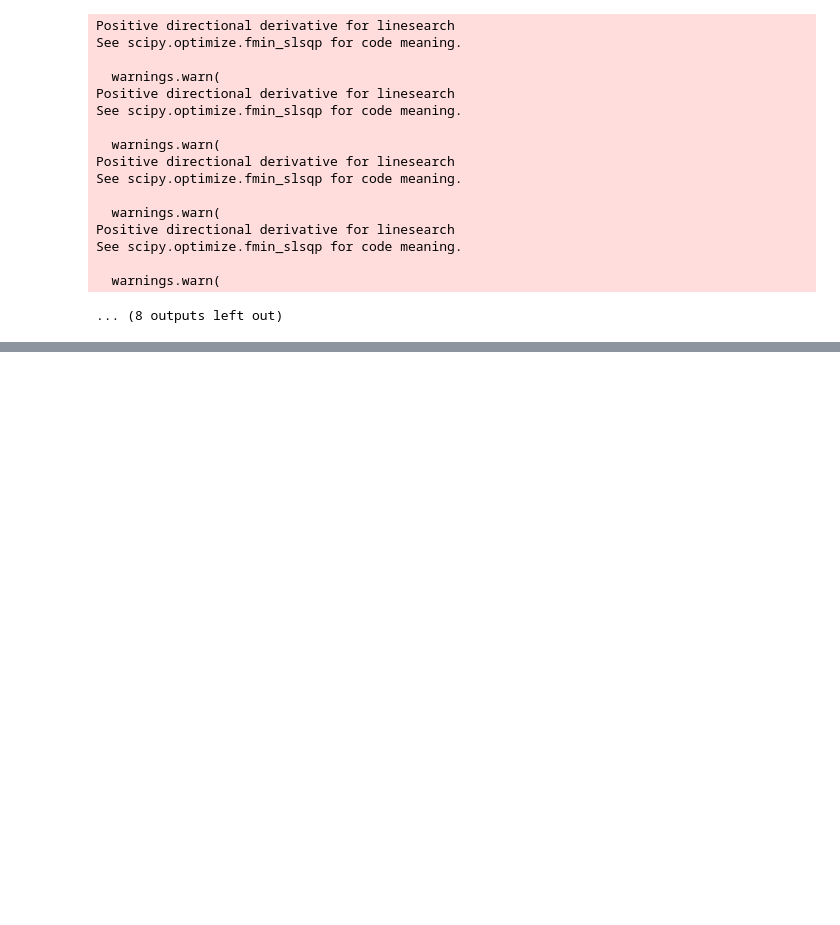
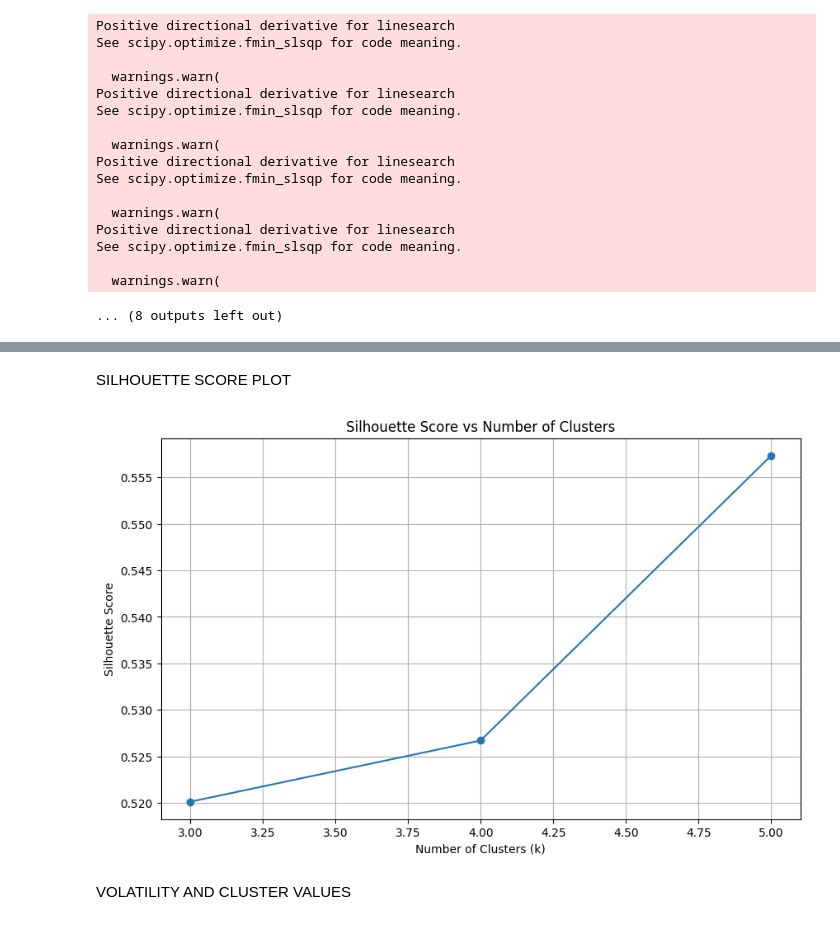
Before and after one commit to dishagupta2413/Major_Project_, a Jupyter notebook: ARCH-GARCH/garch.ipynb, the cells around one changed output, grey strips where cells are left out. Drawn from its saved outputs; the diff is of its cells as text; code cells hidden in the pictures; blank space fills up the shorter version.

```diff
--- a/ARCH-GARCH/garch.ipynb
+++ b/ARCH-GARCH/garch.ipynb
@@ -59,8 +59,9 @@ volatility_results = {}
 
 # Loop over each company's stock price data
 actual_volatilities={}
-significant_companies = []
-insignificant_companies = []
+thresholded_stocks = []
+threshold = 0.05  # Define threshold for volatility
+
 for company, data in stock_data.items():
     # Calculate returns
     returns = data['Close'].pct_change().dropna()
@@ -75,21 +76,6 @@ for company, data in stock_data.items():
     model = arch_model(rescaled_returns, vol='Garch', p=p_value, q=q_value,rescale=False)
     fitted_model = model.fit(disp='off')  # Suppress output for simplicity
 
-    p_values = fitted_model.pvalues
-
-
-    threshold_significance = 0.05
-
-    if any(p_values > threshold_significance):
-        insignificant_companies.append(company)
-    else:
-        significant_companies.append(company)
-
-# Print the lists of significant and insignificant companies
-
-
-
-
     # Forecast volatility for the next 1 day
     forecast = fitted_model.forecast(horizon=1)
     forecast_volatility = np.sqrt(forecast.variance.iloc[-1].values[0])
@@ -99,6 +85,9 @@ for company, data in stock_data.items():
 
 # Print the dictionary containing calculated volatilities for each company
 volatilities={}
+for company, volatility in volatility_results.items():
+        if volatility <= threshold:
+            thresholded_stocks.append(company)
 print("Forecasted Volatility Results:")
 for company, volatility in volatility_results.items():
     volatilities[company]=volatility
@@ -108,9 +97,13 @@ for company, volatility in actual_volatilities.items():
     actual_volatilities[company]=volatility
     print(f"{company}: {volatility}")
 
-# print(volatilities)
-print("Companies with insignificant parameters:", significant_companies)
-print("Companies with significant parameters:", insignificant_companies)
+# Display thresholded stocks
+print("Stocks below volatility threshold:")
+print(thresholded_stocks)
+
+# # print(volatilities)
+# print("Companies with insignificant parameters:", significant_companies)
+# print("Companies with significant parameters:", insignificant_companies)
 # %% [output]
 Best AIC for: Asian_Paints -1635.745356969511
 Best Order (p, q): (1, 1)
@@ -232,0 +352,17 @@ Companies with insignificant parameters: ['Wipro']
+# %% [markdown]
+SILHOUETTE SCORE PLOT
+# %%
+import matplotlib.pyplot as plt
+
+# Plot silhouette scores
+plt.figure(figsize=(10, 6))
+plt.plot(range(min_k, max_k + 1), silhouette_scores, marker='o', linestyle='-')
+plt.xlabel('Number of Clusters (k)')
+plt.ylabel('Silhouette Score')
+plt.title('Silhouette Score vs Number of Clusters')
+plt.grid(True)
+plt.show()
+# %% [output]
+[figure, added]
+# %% [markdown]
+VOLATILITY AND CLUSTER VALUES
```
Also changed, not shown: parts of 31 cells of this notebook.
